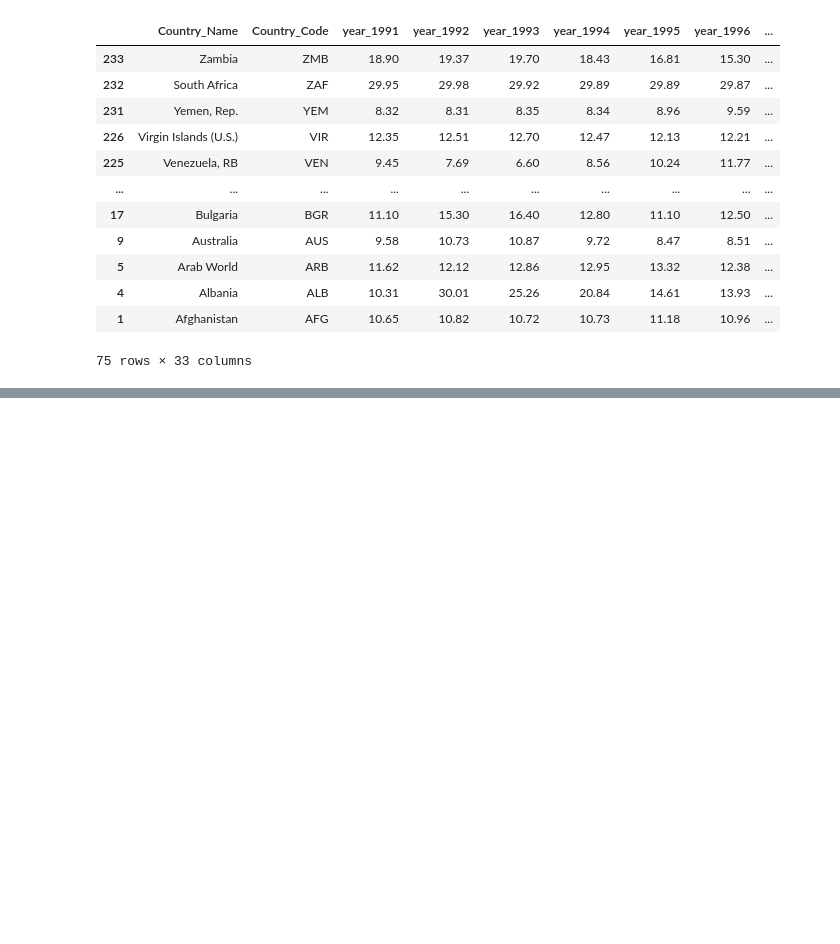
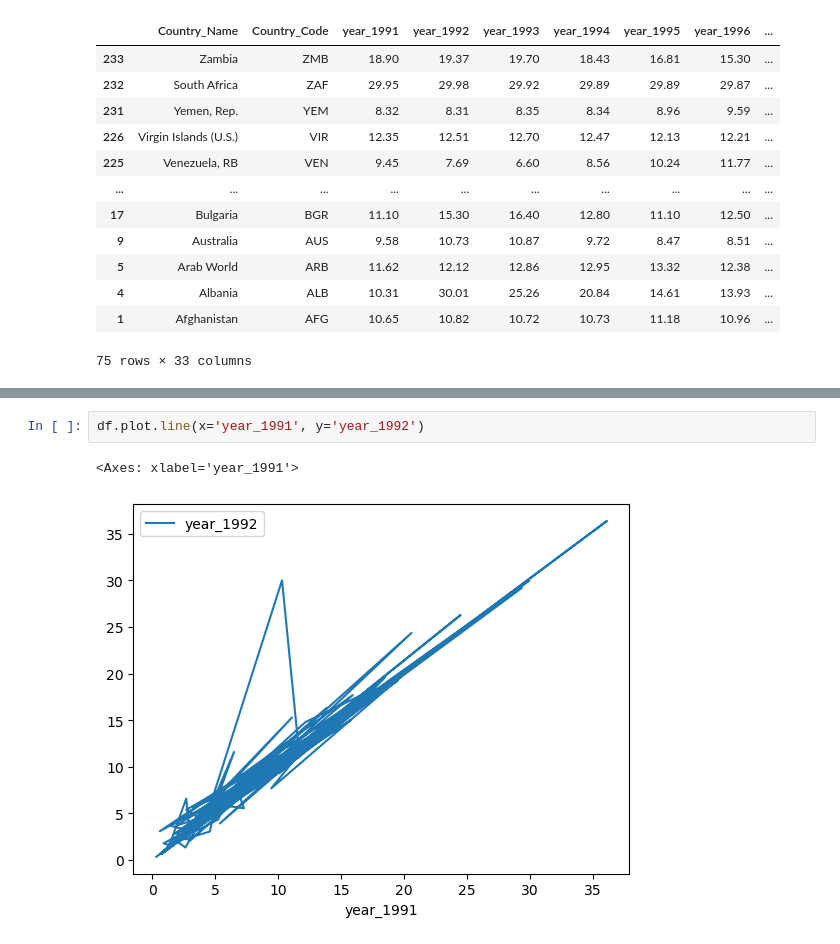
Before and after one commit to dbabichenko/dnid, a Jupyter notebook: Class Examples/Fall 2024/unemployment.ipynb, the cells around one changed output, grey strips where cells are left out. Cells and saved outputs as stored; diff of their text form; blank space fills up the shorter version.

```diff
--- a/Class Examples/Fall 2024/unemployment.ipynb
+++ b/Class Examples/Fall 2024/unemployment.ipynb
@@ -409,0 +450,5 @@ df.query(q)
+# %%
+df.plot.line(x='year_1991', y='year_1992')
+# %% [output]
+<Axes: xlabel='year_1991'>
+[figure, added]
```
Also changed, not shown: parts of 9 cells of this notebook, 51 other files.
